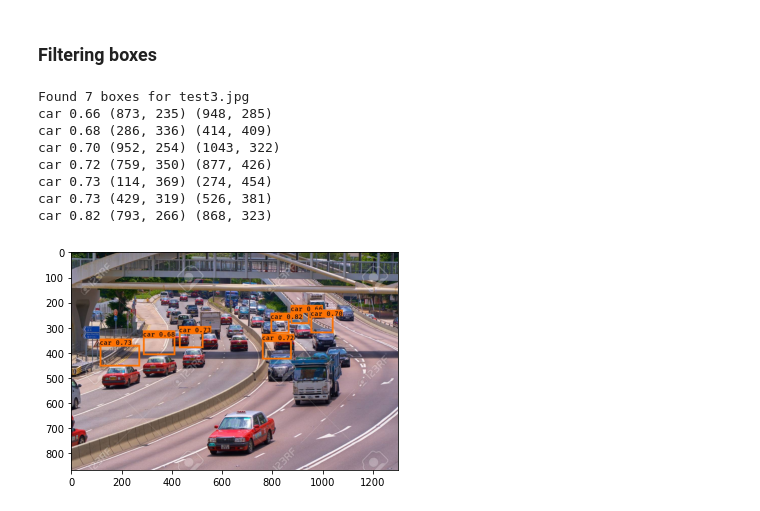
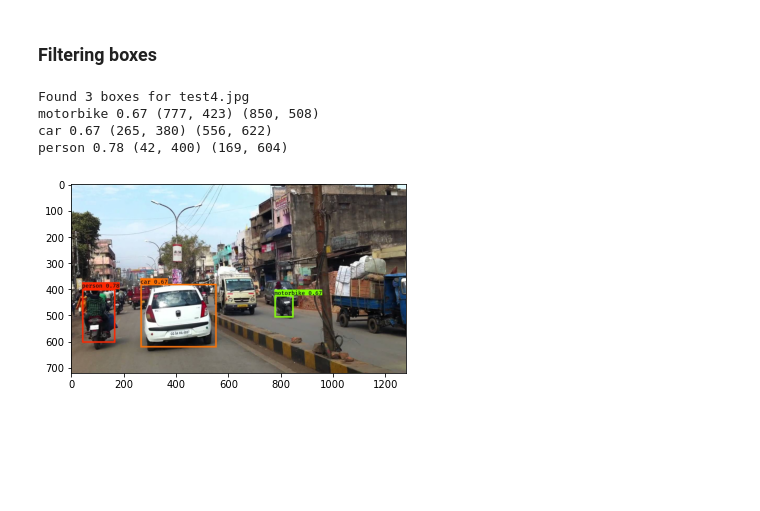
Before and after one commit to Divyam04/yolo_object_detection, a Jupyter notebook: yolo_object_detection.ipynb, the cells around one changed output. Saved outputs shown, nothing was run; the diff lists cells and outputs as text; code cells hidden in the pictures; blank space fills up the shorter version.

```diff
--- a/yolo_object_detection.ipynb
+++ b/yolo_object_detection.ipynb
@@ -233,14 +233,10 @@ def predict(sess, image_file):
 
     return out_scores, out_boxes, out_classes
 # %%
-out_scores, out_boxes, out_classes = predict(sess, "test3.jpg")
+out_scores, out_boxes, out_classes = predict(sess, "test4.jpg")
 # %% [output]
-Found 7 boxes for test3.jpg
-car 0.66 (873, 235) (948, 285)
-car 0.68 (286, 336) (414, 409)
-car 0.70 (952, 254) (1043, 322)
-car 0.72 (759, 350) (877, 426)
-car 0.73 (114, 369) (274, 454)
-car 0.73 (429, 319) (526, 381)
-car 0.82 (793, 266) (868, 323)
+Found 3 boxes for test4.jpg
+motorbike 0.67 (777, 423) (850, 508)
+car 0.67 (265, 380) (556, 622)
+person 0.78 (42, 400) (169, 604)
-[figure, old version]
+[figure, new version]
```
